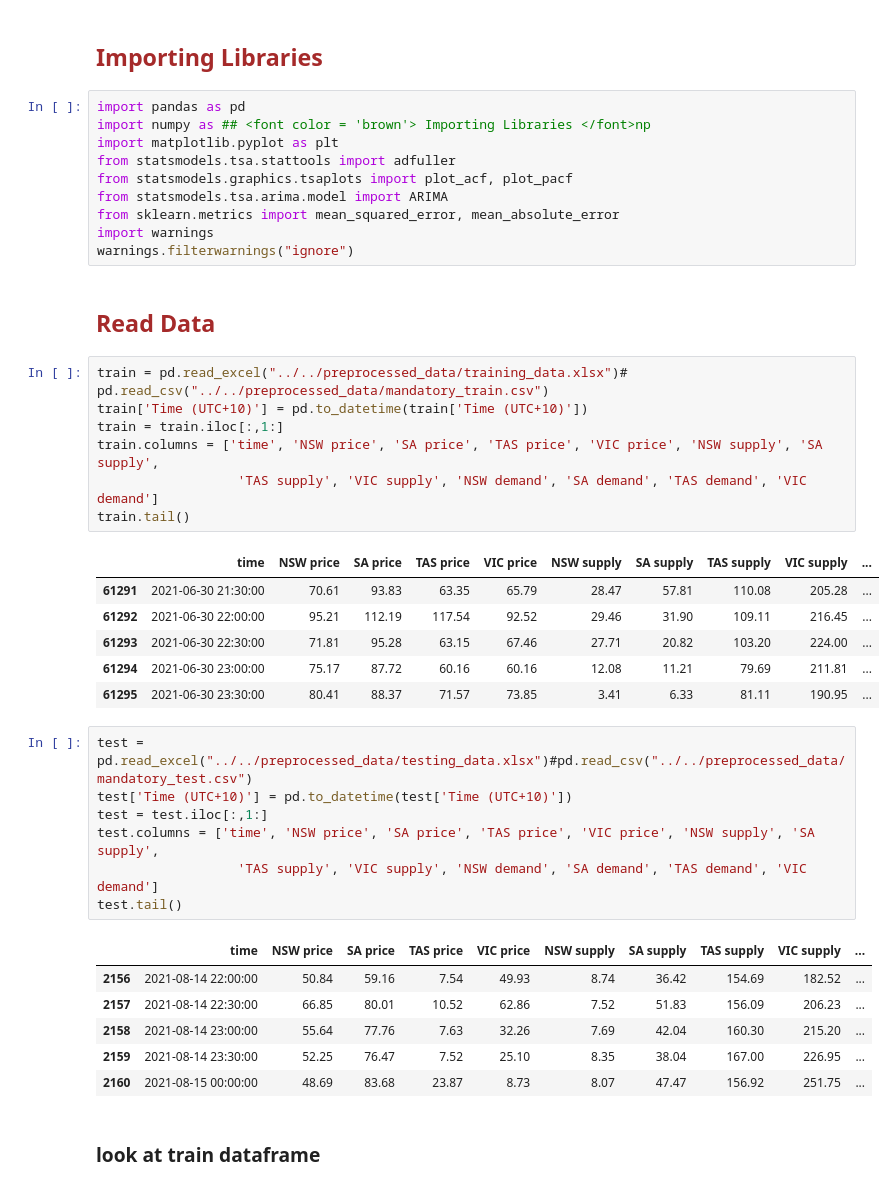
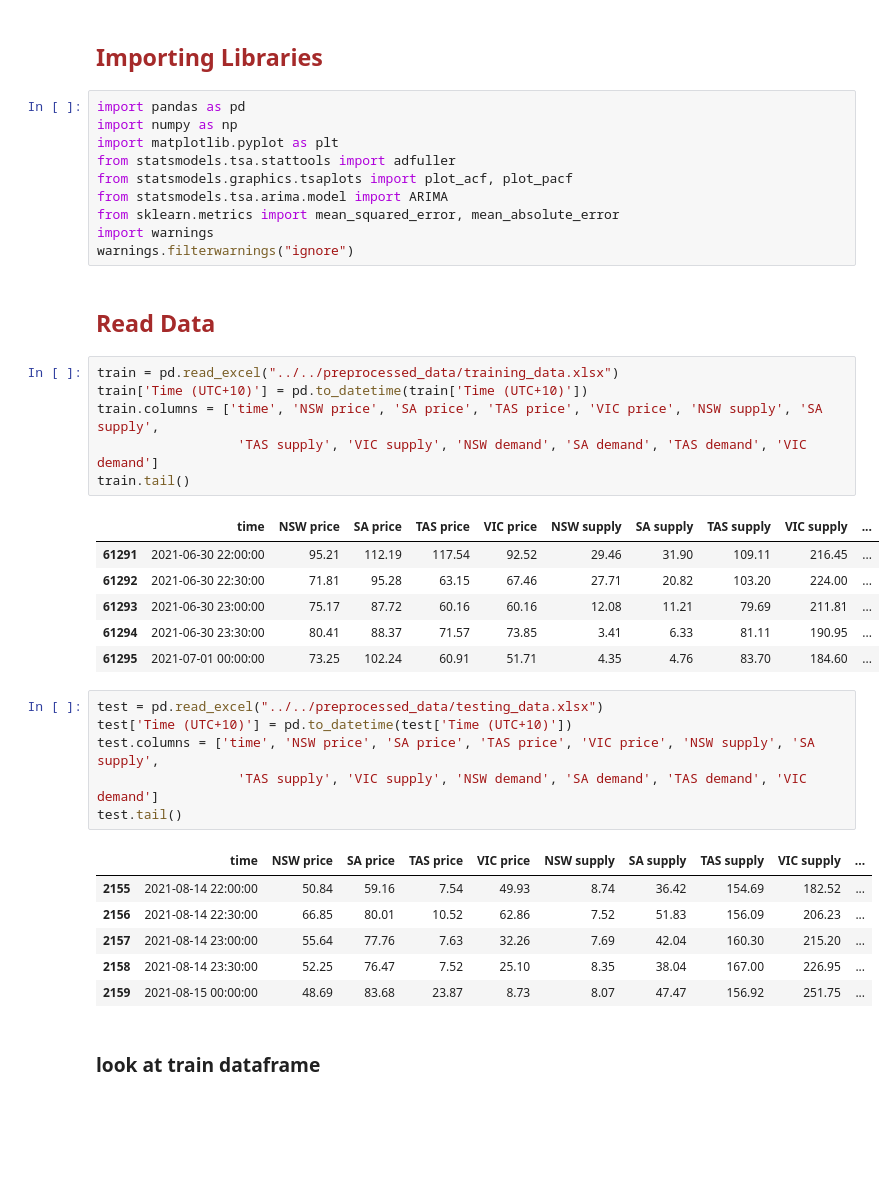
Before and after one commit to rinliauw/energy-market-and-battery-optimization, a Jupyter notebook: code/bonus_task/ARMA.ipynb, the cells around one changed output. Cells and saved outputs as stored; diff of their text form; blank space fills up the shorter version.

```diff
--- a/code/bonus_task/ARMA.ipynb
+++ b/code/bonus_task/ARMA.ipynb
@@ -4,7 +4,7 @@
 ## <font color = 'brown'> Importing Libraries </font>
 # %%
 import pandas as pd
-import numpy as ## <font color = 'brown'> Importing Libraries </font>np
+import numpy as np
 import matplotlib.pyplot as plt
 from statsmodels.tsa.stattools import adfuller
 from statsmodels.graphics.tsaplots import plot_acf, plot_pacf
@@ -15,33 +15,31 @@ warnings.filterwarnings("ignore")
 # %% [markdown]
 ## <font color = 'brown'> Read Data </font>
 # %%
-train = pd.read_excel("../../preprocessed_data/training_data.xlsx")# pd.read_csv("../../preprocessed_data/mandatory_train.csv")
+train = pd.read_excel("../../preprocessed_data/training_data.xlsx")
 train['Time (UTC+10)'] = pd.to_datetime(train['Time (UTC+10)'])
-train = train.iloc[:,1:]
 train.columns = ['time', 'NSW price', 'SA price', 'TAS price', 'VIC price', 'NSW supply', 'SA supply',
                   'TAS supply', 'VIC supply', 'NSW demand', 'SA demand', 'TAS demand', 'VIC demand']
 train.tail()
 # %% [output]
 |  | time | NSW price | SA price | TAS price | VIC price | NSW supply | SA supply | TAS supply | VIC supply | ... |
-| 61291 | 2021-06-30 21:30:00 | 70.61 | 93.83 | 63.35 | 65.79 | 28.47 | 57.81 | 110.08 | 205.28 | ... |
-| 61292 | 2021-06-30 22:00:00 | 95.21 | 112.19 | 117.54 | 92.52 | 29.46 | 31.90 | 109.11 | 216.45 | ... |
-| 61293 | 2021-06-30 22:30:00 | 71.81 | 95.28 | 63.15 | 67.46 | 27.71 | 20.82 | 103.20 | 224.00 | ... |
-| 61294 | 2021-06-30 23:00:00 | 75.17 | 87.72 | 60.16 | 60.16 | 12.08 | 11.21 | 79.69 | 211.81 | ... |
-| 61295 | 2021-06-30 23:30:00 | 80.41 | 88.37 | 71.57 | 73.85 | 3.41 | 6.33 | 81.11 | 190.95 | ... |
+| 61291 | 2021-06-30 22:00:00 | 95.21 | 112.19 | 117.54 | 92.52 | 29.46 | 31.90 | 109.11 | 216.45 | ... |
+| 61292 | 2021-06-30 22:30:00 | 71.81 | 95.28 | 63.15 | 67.46 | 27.71 | 20.82 | 103.20 | 224.00 | ... |
+| 61293 | 2021-06-30 23:00:00 | 75.17 | 87.72 | 60.16 | 60.16 | 12.08 | 11.21 | 79.69 | 211.81 | ... |
+| 61294 | 2021-06-30 23:30:00 | 80.41 | 88.37 | 71.57 | 73.85 | 3.41 | 6.33 | 81.11 | 190.95 | ... |
+| 61295 | 2021-07-01 00:00:00 | 73.25 | 102.24 | 60.91 | 51.71 | 4.35 | 4.76 | 83.70 | 184.60 | ... |
 # %%
-test = pd.read_excel("../../preprocessed_data/testing_data.xlsx")#pd.read_csv("../../preprocessed_data/mandatory_test.csv")
+test = pd.read_excel("../../preprocessed_data/testing_data.xlsx")
 test['Time (UTC+10)'] = pd.to_datetime(test['Time (UTC+10)'])
-test = test.iloc[:,1:]
 test.columns = ['time', 'NSW price', 'SA price', 'TAS price', 'VIC price', 'NSW supply', 'SA supply',
                   'TAS supply', 'VIC supply', 'NSW demand', 'SA demand', 'TAS demand', 'VIC demand']
 test.tail()
 # %% [output]
 |  | time | NSW price | SA price | TAS price | VIC price | NSW supply | SA supply | TAS supply | VIC supply | ... |
-| 2156 | 2021-08-14 22:00:00 | 50.84 | 59.16 | 7.54 | 49.93 | 8.74 | 36.42 | 154.69 | 182.52 | ... |
-| 2157 | 2021-08-14 22:30:00 | 66.85 | 80.01 | 10.52 | 62.86 | 7.52 | 51.83 | 156.09 | 206.23 | ... |
-| 2158 | 2021-08-14 23:00:00 | 55.64 | 77.76 | 7.63 | 32.26 | 7.69 | 42.04 | 160.30 | 215.20 | ... |
-| 2159 | 2021-08-14 23:30:00 | 52.25 | 76.47 | 7.52 | 25.10 | 8.35 | 38.04 | 167.00 | 226.95 | ... |
-| 2160 | 2021-08-15 00:00:00 | 48.69 | 83.68 | 23.87 | 8.73 | 8.07 | 47.47 | 156.92 | 251.75 | ... |
+| 2155 | 2021-08-14 22:00:00 | 50.84 | 59.16 | 7.54 | 49.93 | 8.74 | 36.42 | 154.69 | 182.52 | ... |
+| 2156 | 2021-08-14 22:30:00 | 66.85 | 80.01 | 10.52 | 62.86 | 7.52 | 51.83 | 156.09 | 206.23 | ... |
+| 2157 | 2021-08-14 23:00:00 | 55.64 | 77.76 | 7.63 | 32.26 | 7.69 | 42.04 | 160.30 | 215.20 | ... |
+| 2158 | 2021-08-14 23:30:00 | 52.25 | 76.47 | 7.52 | 25.10 | 8.35 | 38.04 | 167.00 | 226.95 | ... |
+| 2159 | 2021-08-15 00:00:00 | 48.69 | 83.68 | 23.87 | 8.73 | 8.07 | 47.47 | 156.92 | 251.75 | ... |
 # %% [markdown]
 ### look at train dataframe
 # %%
```
Also changed, not shown: parts of 15 cells of this notebook.
